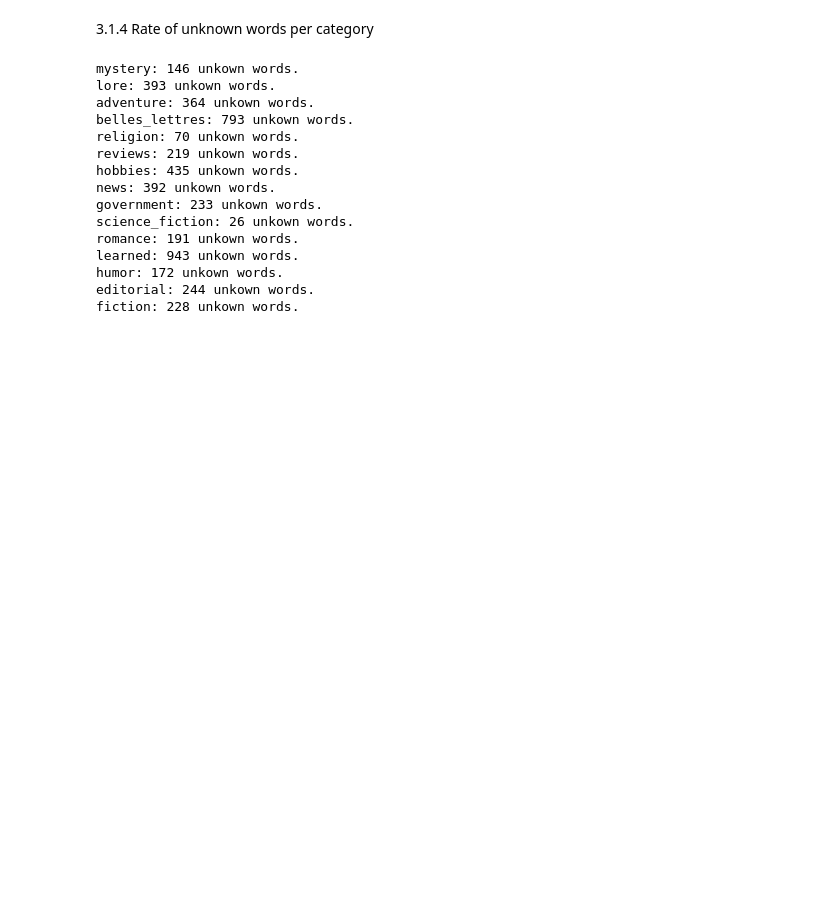
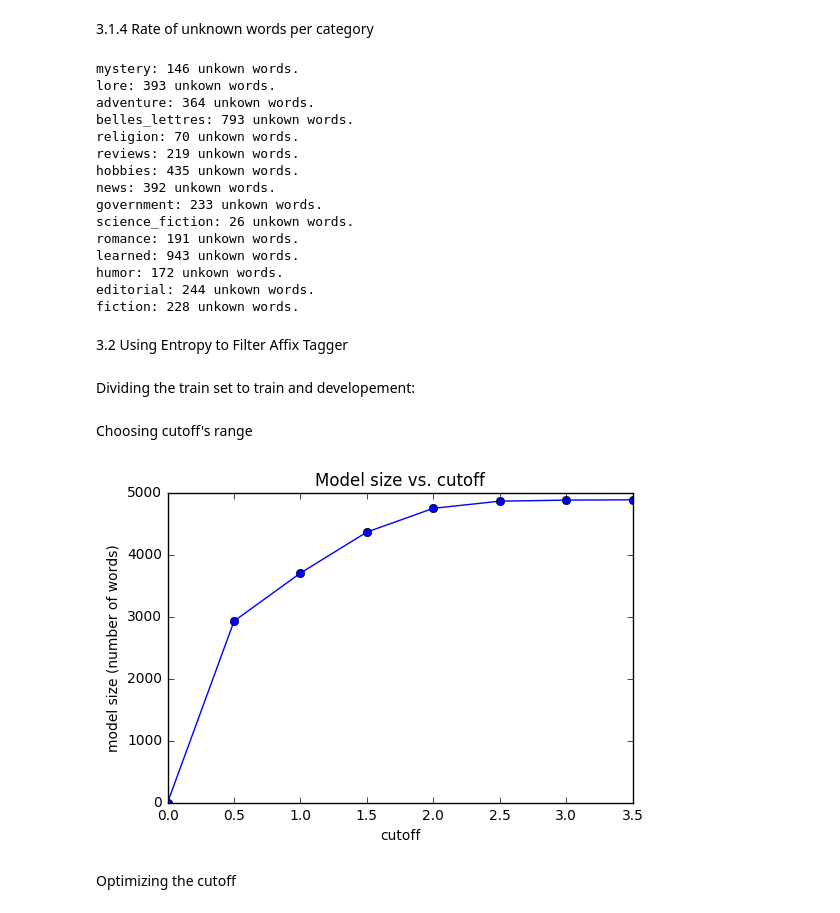
Before and after one commit to asnatm/nlpc, a Jupyter notebook: HW1.ipynb, the cells around one changed output. Cells and saved outputs as stored; diff of their text form; code cells hidden in the pictures; blank space fills up the shorter version.

```diff
--- a/HW1.ipynb
+++ b/HW1.ipynb
@@ -196,3 +196,37 @@ learned: 943 unkown words.
 humor: 172 unkown words.
 editorial: 244 unkown words.
 fiction: 228 unkown words.
+# %% [markdown]
+3.2 Using Entropy to Filter Affix Tagger
+# %%
+from math import log
+from collections import defaultdict
+
+# length of suffix to map suffix->tag
+suffix_length = -2
+
+# get token's suffix
+def get_context(token):
+    return token[suffix_length:]
+
+def entropy(tag_fd):
+    total_occ = sum([occ for (_, occ) in tag_fd])
+    res = 0
+    for (_, occ) in tag_fd:
+        p = occ / total_occ
+        res -= p * log(p, 2)
+    return res
+
+def aff_train(tagged_corpus, cutoff=0):
+
+    # Count how many times each tag occurs in each context.
+    fd = nltk.ConditionalFreqDist()
+    for sentence in tagged_corpus:
+        for (token, tag) in sentence:
+            context = get_context(token)
+            fd[context][tag] += 1
+
+    context_to_tag = dict((word, fd[word].max()) for word in fd if entropy(fd[word].items()) < cutoff)
+    return context_to_tag
+# %% [markdown]
+Dividing the train set to train and developement:
@@ -198,0 +241,15 @@ fiction: 228 unkown words.
+# %% [markdown]
+Choosing cutoff's range
+# %%
+import pylab
+from numpy import arange
+cutoffs = arange(0, 4, 0.5)
+pylab.plot(cutoffs, [len(aff_train(clean_train, cutoff)) for cutoff in cutoffs], '-bo')
+pylab.title('Model size vs. cutoff')
+pylab.xlabel('cutoff')
+pylab.ylabel('model size (number of words)')
+pylab.show()
+# %% [output]
+[figure, added]
+# %% [markdown]
+Optimizing the cutoff
```
Also changed, not shown: parts of 13 cells of this notebook.
